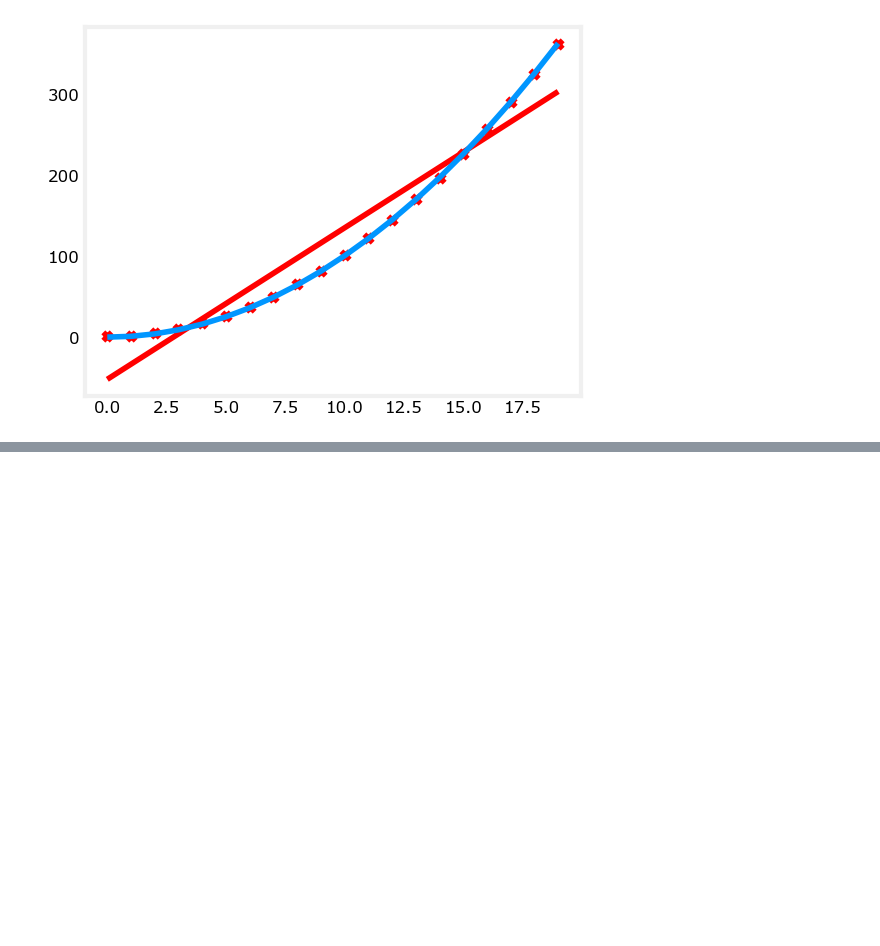
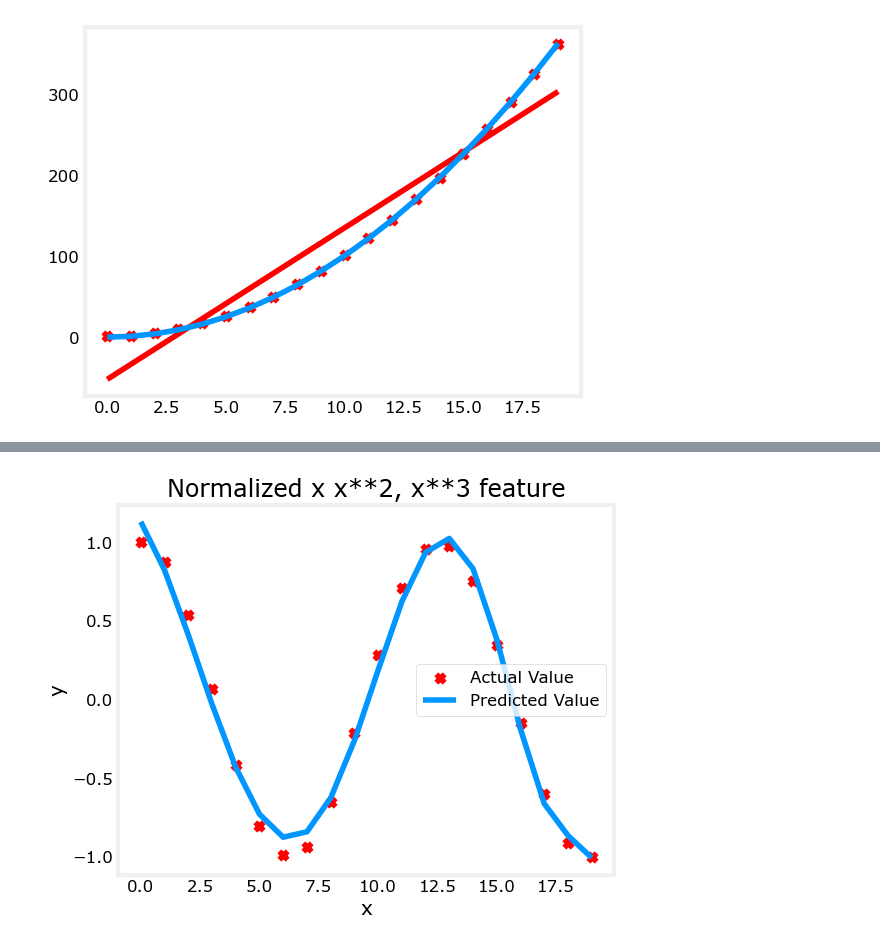
Before and after one commit to jsprogram2014/Single-Linear-Regression-with-Feature-Engineering, a Jupyter notebook: Week02-Lab04.ipynb, the cells around one changed output, grey strips where cells are left out. Cells and saved outputs as stored; diff of their text form; code cells hidden in the pictures; blank space fills up the shorter version.

Commit message:
Feature Engineering for Complex Functions with Linear Regression

```diff
--- a/Week02-Lab04.ipynb
+++ b/Week02-Lab04.ipynb
@@ -137,0 +142,16 @@ polynomial_model_tester_XX2X3()
+# %%
+def complex_features():
+    x = np.arange(0,20,1)
+    y = np.cos(x/2)
+
+    X = np.c_[x, x**2, x**3,x**4, x**5, x**6, x**7, x**8, x**9, x**10, x**11, x**12, x**13]
+    X,x_mean,x_std = normalize_features(X)
+
+    model_w,model_b = computing_gradient_descent(X, y, a=1e-1, iterations=1000000)
+
+    plt.scatter(x, y, marker='x', c='r', label="Actual Value"); plt.title("Normalized x x**2, x**3 feature")
+    plt.plot(x,X@model_w + model_b, label="Predicted Value"); plt.xlabel("x"); plt.ylabel("y"); plt.legend(); plt.show()
+
+complex_features()
+# %% [output]
+[figure, added]
```
Also changed, not shown: parts of 2 cells of this notebook.
